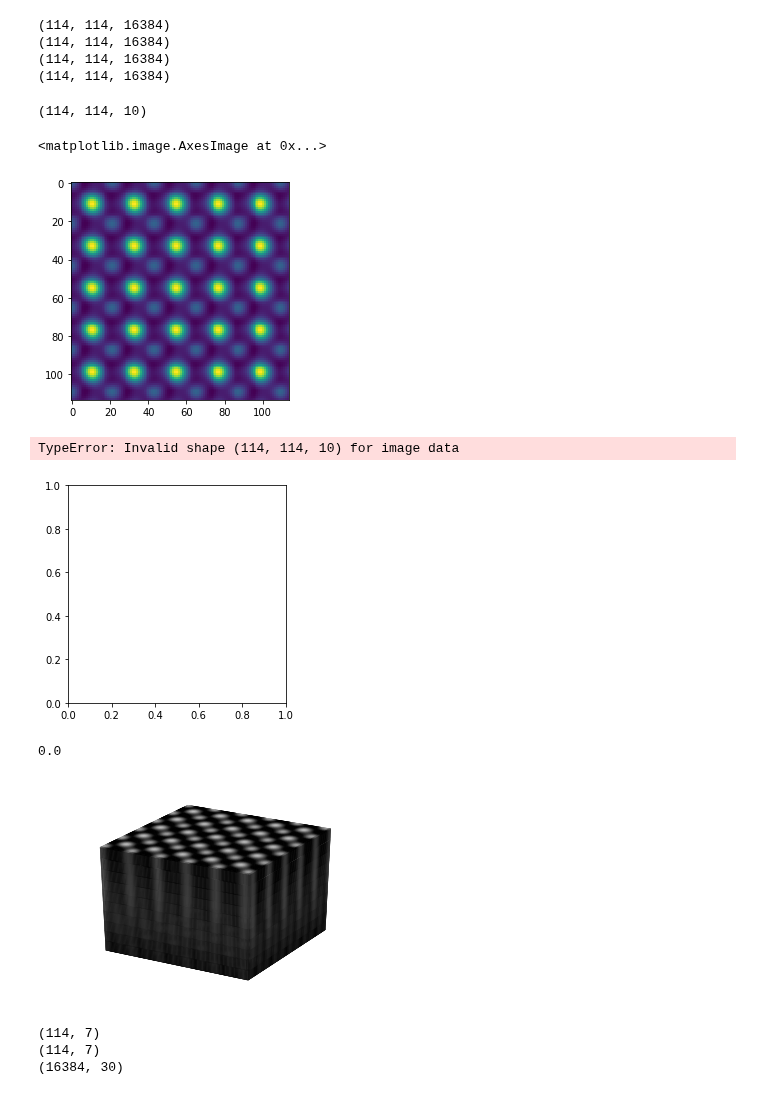
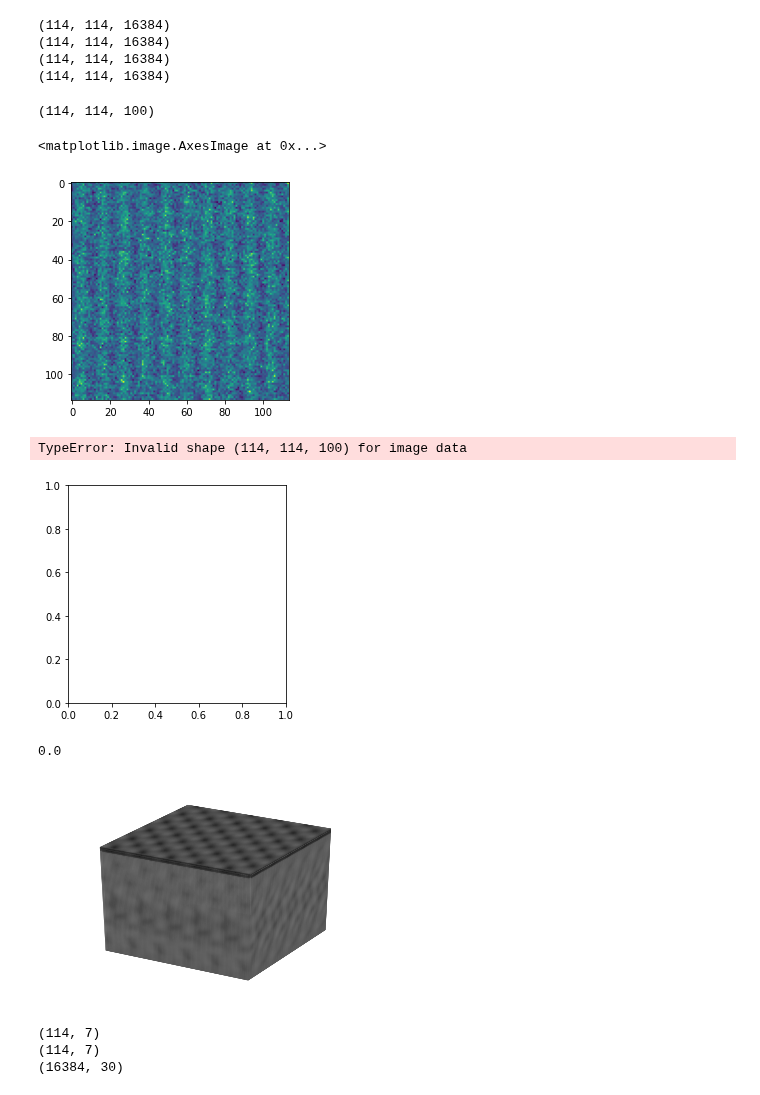
Before and after one commit to CY-Zhang/PyProcessingCodes, a Jupyter notebook: TensorDenoise/TensorVisulize_3Dvoxel.ipynb, the cells around one changed output. Cells and saved outputs as stored; diff of their text form; code cells hidden in the pictures.

```diff
--- a/TensorDenoise/TensorVisulize_3Dvoxel.ipynb
+++ b/TensorDenoise/TensorVisulize_3Dvoxel.ipynb
@@ -6,7 +6,7 @@ import cv2
 import h5py
 import numpy as np
 # %%
-path ='../../SimulationData/DenoiseInput_fullsize/STO/'
+path ='D:/2020/TensorSVD/ManuscriptRelated/SimulationData/DenoiseInput_fullsize/STO/'
 raw_data = sio.loadmat(path + 'Simulation_noisy_STO_slice_5_1000FPS_fullsize.mat')
 raw_data = raw_data['datacube']
 print(raw_data.shape)
@@ -14,12 +14,12 @@ print(raw_data.shape)
 truth_data = np.load(path + 'Simulation_truth_STO_slice_5_1000FPS_fullsize.npy')
 print(truth_data.shape)
 
-path ='../../SimulationData/DenoiseOutput_fullsize/STO/'
+path ='D:/2020/TensorSVD/ManuscriptRelated/SimulationData/DenoiseOutput_fullsize/STO/'
 denoised_data = sio.loadmat(path + 'Simulation_tensor_STO_slice_5_1000FPS_fullsize.mat')
 denoised_data = denoised_data['est_HOOI']
 print(denoised_data.shape)
 
-noise = raw_data - truth
+noise = raw_data - truth_data
 print(noise.shape)
 # %% [output]
 (114, 114, 16384)
@@ -27,20 +27,20 @@ print(noise.shape)
 (114, 114, 16384)
 (114, 114, 16384)
 # %%
-data_subset = truth_data[:,:,0:10]
-# data_subset = raw_data[0:1,0:2,0:100]
+# data_subset = truth_data[:,:,10000:10100]
+data_subset = raw_data[:,:,10000:10100]
 # data_subset = raw_data[:,:,0:10]
 print(data_subset.shape)
 plt.imshow(data_subset[:,:,1])
 # %% [output]
-(114, 114, 10)
+(114, 114, 100)
 <matplotlib.image.AxesImage at 0x...>
-[figure, old version]
+[figure, new version]
 # %%
 plt.imshow(np.squeeze(data_subset),cmap='gray')
 plt.axis('off')
 # %% [output]
-TypeError: Invalid shape (114, 114, 10) for image data
+TypeError: Invalid shape (114, 114, 100) for image data
 [figure]
 # %%
 data_subset = (data_subset - np.amin(data_subset))/(np.amax(data_subset) - np.amin(data_subset))
@@ -65,8 +65,8 @@ filled = np.ones(data_subset.shape)
 fig = plt.figure()
 ax = fig.gca(projection='3d')
 ax.voxels(r, g, b, filled,
-          facecolors=colors,
-          edgecolors=np.clip(2*colors - 0.5, 0, 1),  # brighter
+          facecolors=np.clip(2*colors - 0.5, 0, 1),
+          edgecolors=colors,  # brighter
           linewidth=0.5)
 ax.set(xlabel='r', ylabel='g', zlabel='b')
 plt.axis('off')
@@ -74,7 +74,7 @@ ax.view_init(30,30)
 
 plt.show()
 # %% [output]
-[figure, old version]
+[figure, new version]
 # %%
 decomposition = sio.loadmat(path + 'Simulation_noisy_STO_slice_5_1000FPS_fullsize_decomposition.mat')
 U1 = decomposition['U1']
```
Also changed, not shown: parts of 2 cells of this notebook.
